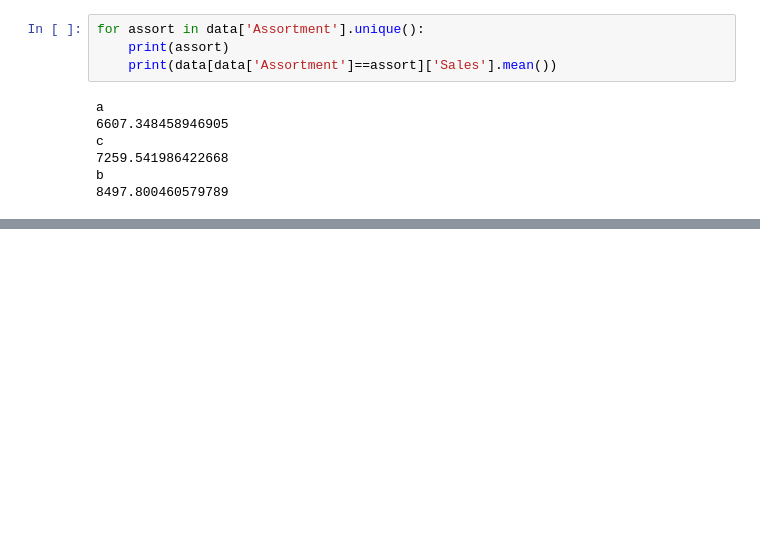
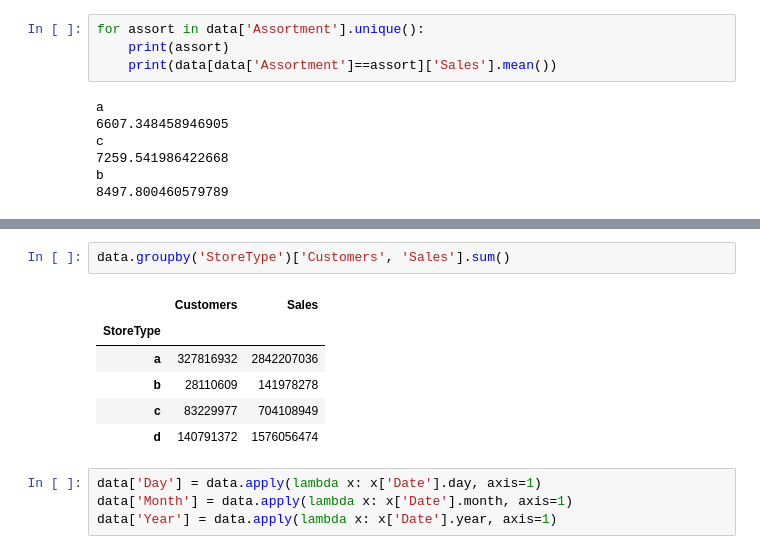
Before and after one commit to kelseyaboy/ml_eng_project, a Jupyter notebook: notebooks/Data_Exploration.ipynb, the cells around one changed output, grey strips where cells are left out. Cells and saved outputs as stored; diff of their text form; blank space fills up the shorter version.

```diff
--- a/notebooks/Data_Exploration.ipynb
+++ b/notebooks/Data_Exploration.ipynb
@@ -598,0 +613,13 @@ b
+# %%
+data.groupby('StoreType')['Customers', 'Sales'].sum()
+# %% [output]
+|  | Customers | Sales |
+| StoreType |  |  |
+| a | 327816932 | 2842207036 |
+| b | 28110609 | 141978278 |
+| c | 83229977 | 704108949 |
+| d | 140791372 | 1576056474 |
+# %%
+data['Day'] = data.apply(lambda x: x['Date'].day, axis=1)
+data['Month'] = data.apply(lambda x: x['Date'].month, axis=1)
+data['Year'] = data.apply(lambda x: x['Date'].year, axis=1)
```
Also changed, not shown: parts of 18 cells of this notebook, 1 other file.
